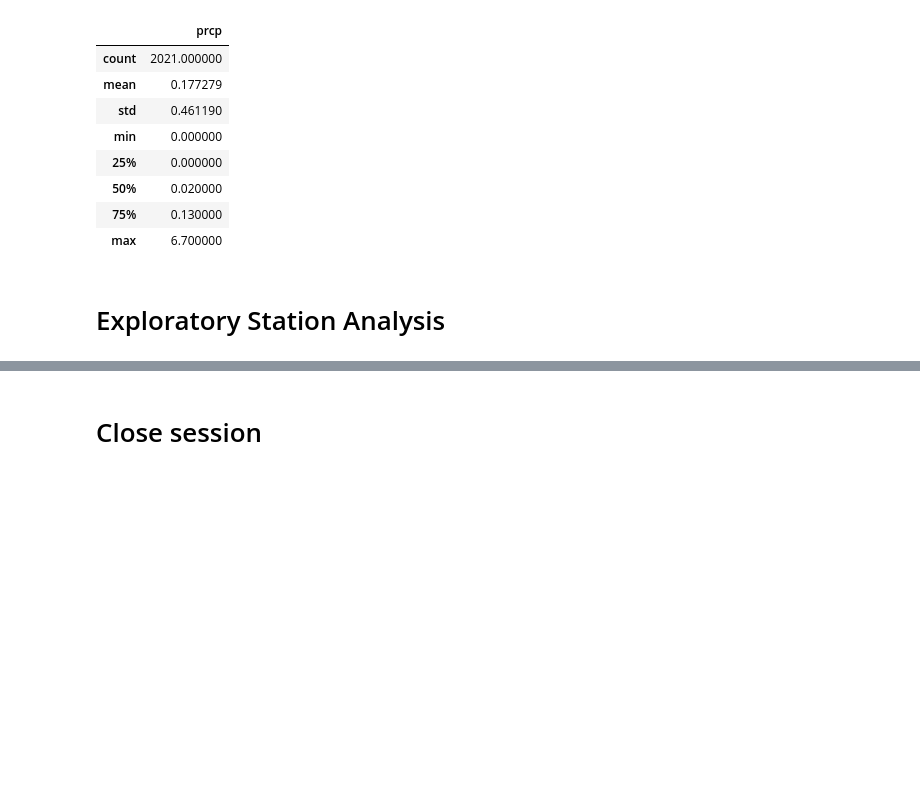
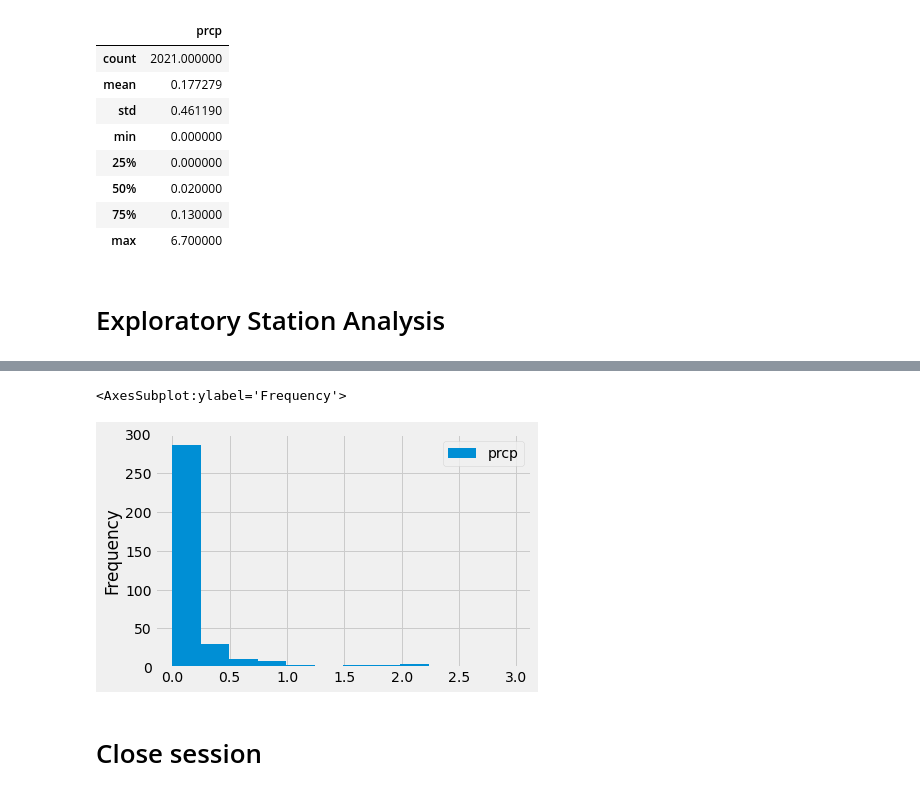
Before and after one commit to KristenScaletta/sqlalchemy-challenge, a Jupyter notebook: climate.ipynb, the cells around one changed output, grey strips where cells are left out. Cells and saved outputs as stored; diff of their text form; code cells hidden in the pictures; blank space fills up the shorter version.

```diff
--- a/climate.ipynb
+++ b/climate.ipynb
@@ -155,3 +176,7 @@ dates_df.describe()
 # %%
 # Using the most active station id
 # Query the last 12 months of temperature observation data for this station and plot the results as a histogram
+#Quert to get last 12 months from most active station ID.
+station_query = session.query(Measurement.date, Measurement.prcp).\
+    filter(Measurement.date >= starting_date).filter(Measurement.station == 'USC00519281').all()
+station_query
@@ -157,0 +201,7 @@ dates_df.describe()
+# %%
+#Save data in dataframe
+
+active_station_df = pd.DataFrame(station_query, columns = ["date", "prcp"])
+active_station_df.sort_values(by='date')
+active_station_df = active_station_df.dropna()
+active_station_df
@@ -158,3 +222,9 @@ dates_df.describe()
+# %%
+#Plot histogram
+active_station_df.plot.hist(bins = 12)
+# %% [output]
+<AxesSubplot:ylabel='Frequency'>
+[figure, added]
 # %% [markdown]
 # Close session
 # %%
```
Also changed, not shown: parts of 5 cells of this notebook.
